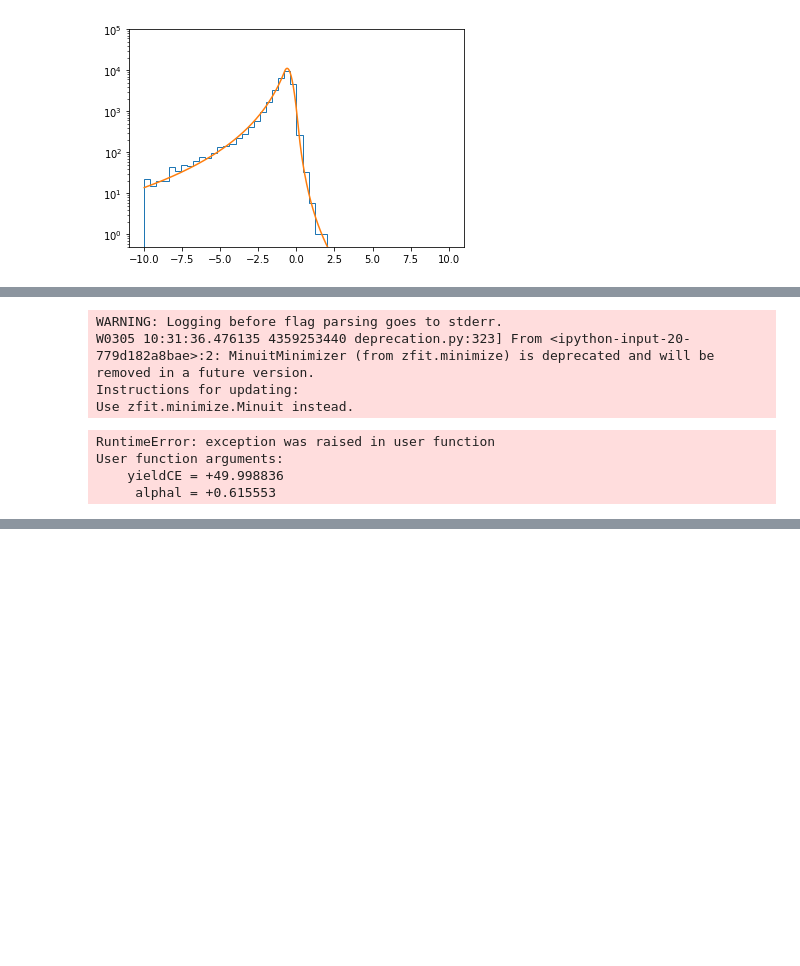
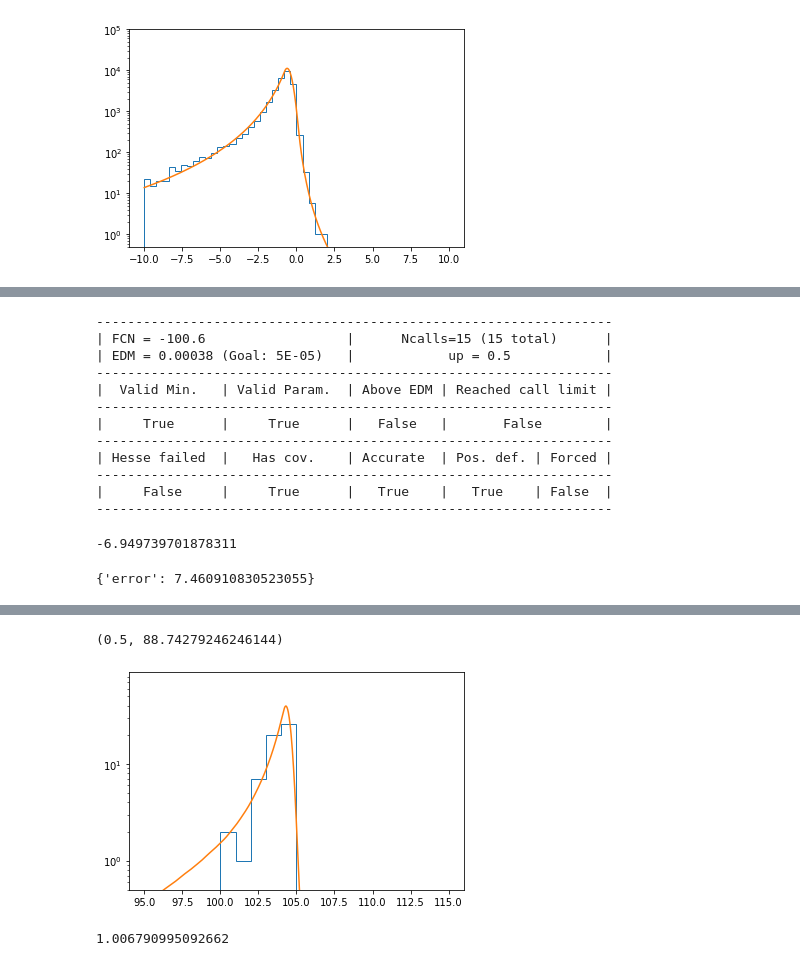
Before and after one commit to soleti/mdc2018, a Jupyter notebook: zfit.ipynb, the cells around one changed output, grey strips where cells are left out. Drawn from its saved outputs; the diff is of its cells as text; code cells hidden in the pictures; blank space fills up the shorter version.

Commit message:
Fixed params

```diff
--- a/zfit.ipynb
+++ b/zfit.ipynb
@@ -161,14 +174,39 @@ _ = plt.legend()
 # %%
-nll_ce = zfit.loss.UnbinnedNLL(model=ce_convoluted, data=data_mom_zfit, fit_range=(95, 115))  # loss
-minimizer_ce = zfit.minimize.MinuitMinimizer(verbosity=7, use_minuit_grad=True)
+%load_ext wurlitzer
+nll_ce = zfit.loss.ExtendedUnbinnedNLL(model=ce_convoluted, data=data_mom_zfit, fit_range=(95, 115))  # loss
+minimizer_ce = zfit.minimize.Minuit(verbosity=7, use_minuit_grad=True)
 minimum_ce = minimizer_ce.minimize(loss=nll_ce)
 params_ce = minimum_ce.params
 # %% [output]
-WARNING: Logging before flag parsing goes to stderr.
-W0305 10:31:36.476135 4359253440 deprecation.py:323] From <ipython-input-20-779d182a8bae>:2: MinuitMinimizer (from zfit.minimize) is deprecated and will be removed in a future version.
-Instructions for updating:
-Use zfit.minimize.Minuit instead.
+------------------------------------------------------------------
+| FCN = -100.6                  |      Ncalls=15 (15 total)      |
+| EDM = 0.00038 (Goal: 5E-05)   |            up = 0.5            |
+------------------------------------------------------------------
+|  Valid Min.   | Valid Param.  | Above EDM | Reached call limit |
+------------------------------------------------------------------
+|     True      |     True      |   False   |       False        |
+------------------------------------------------------------------
+| Hesse failed  |   Has cov.    | Accurate  | Pos. def. | Forced |
+------------------------------------------------------------------
+|     False     |     True      |   True    |   True    | False  |
+------------------------------------------------------------------
-RuntimeError: exception was raised in user function
-User function arguments:
-    yieldCE = +49.998836
-     alphal = +0.615553
+# %%
+print(minimum_ce.error(yieldCE)[yieldCE].lower)
+# %% [output]
+-6.949739701878311
+# %%
+print(params_ce[yieldCE]['minuit_hesse'])
+# %% [output]
+{'error': 7.460910830523055}
+# %%
+n_bins = 20
+range_ = (95,115)
+_ = plt.hist(data_mom, bins=n_bins, range=range_, histtype='step', )
+x = np.linspace(*range_, num=1000)
+with ce_convoluted.set_norm_range(range_):
+    pdf = zfit.run(ce_convoluted.pdf(x))
+_ = plt.plot(x, data_mom.shape[0] / n_bins * (range_[1] - range_[0]) * pdf)
+
+plt.yscale('log')
+plt.ylim(bottom=0.5)
+# %% [output]
@@ -174,0 +215,6 @@ User function arguments:
+(0.5, 88.74279246246144)
+[figure, added]
+# %%
+zfit.run(ce_convoluted.integrate((90,110)))
+# %% [output]
+1.006790995092662
```
Also changed, not shown: parts of 6 cells of this notebook.
